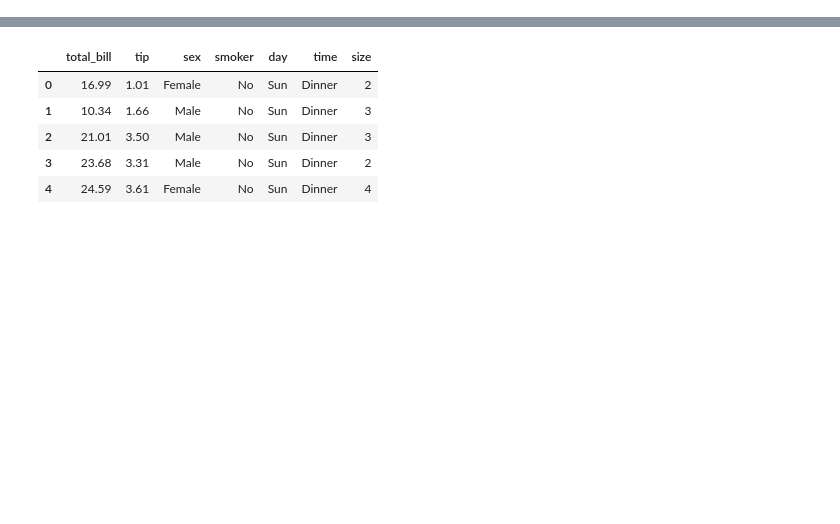
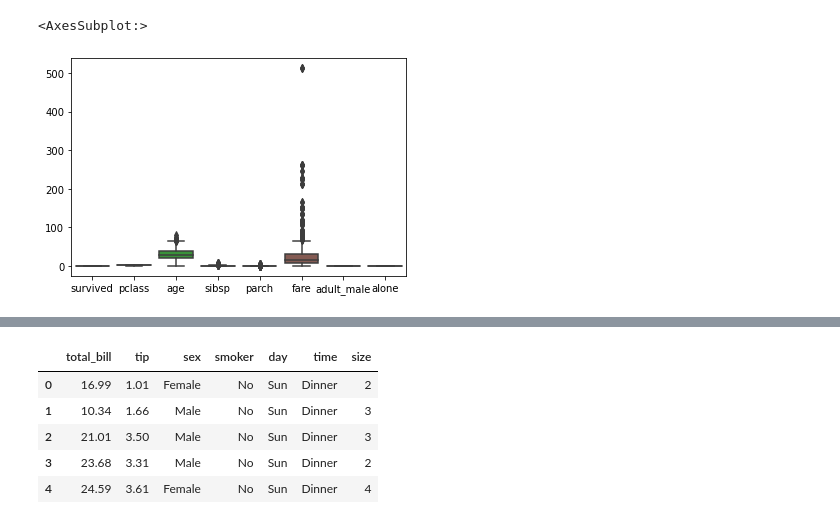
Before and after one commit to LavanyaUnnagiri/Data-Science, a Jupyter notebook: Seaborn Plots.ipynb, the cells around one changed output, grey strips where cells are left out. Cells and saved outputs as stored; diff of their text form; code cells hidden in the pictures; blank space fills up the shorter version.

```diff
--- a/Seaborn Plots.ipynb
+++ b/Seaborn Plots.ipynb
@@ -82 +78,6 @@ df.describe()
+# %%
+sns.boxplot(data=df)
+# %% [output]
+<AxesSubplot:>
+[figure, added]
 # %%
```
Also changed, not shown: parts of 82 cells of this notebook.
